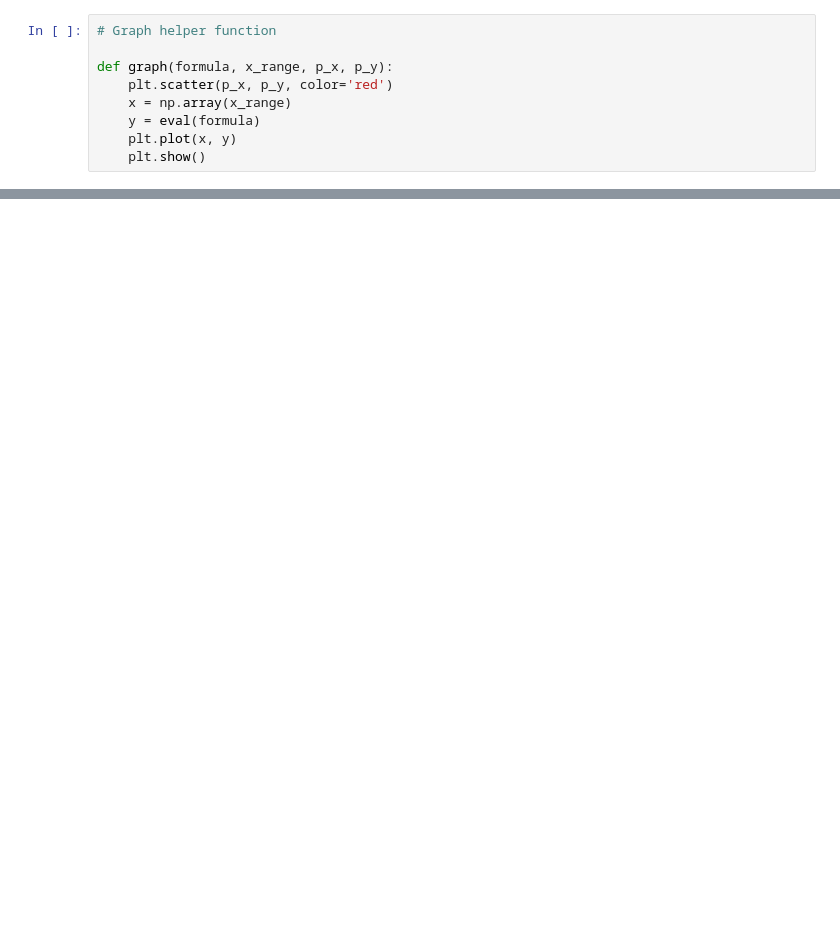
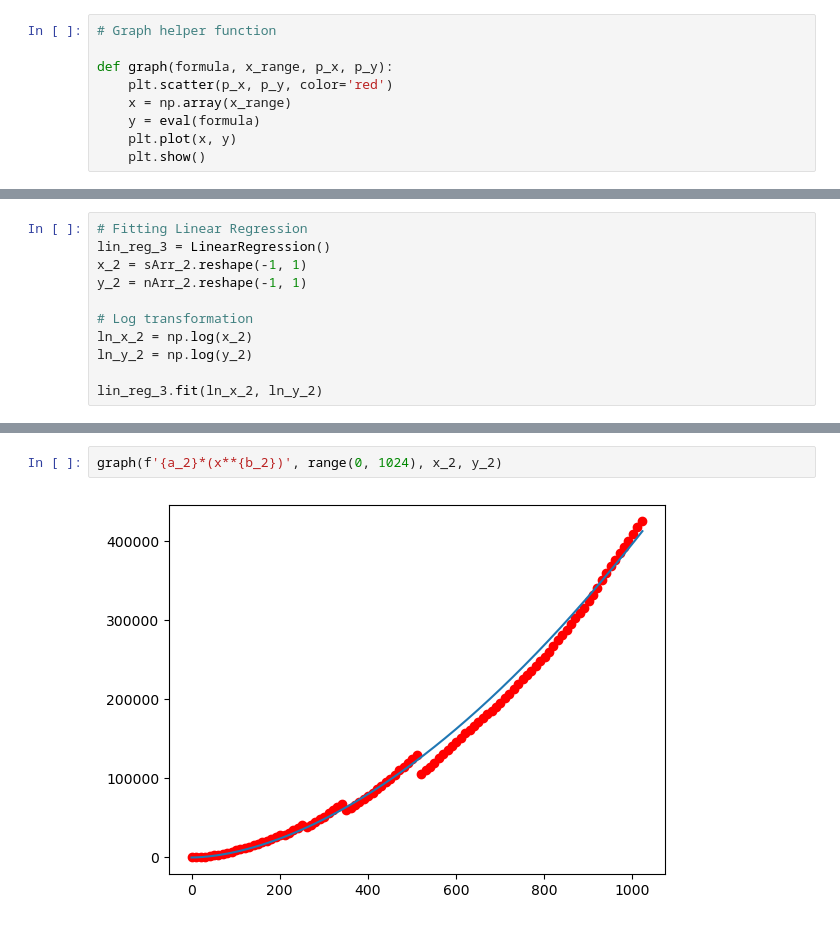
Before and after one commit to nathan-barry/fractal-dimension-calculator, a Jupyter notebook: fractal-dimension.ipynb, the cells around one changed output, grey strips where cells are left out. Cells and saved outputs as stored; diff of their text form; blank space fills up the shorter version.

```diff
--- a/fractal-dimension.ipynb
+++ b/fractal-dimension.ipynb
@@ -295,0 +347,11 @@ graph(f'{1.34934}*(x**{1.86152})', range(0, 427023), x, y)
+# %%
+# Fitting Linear Regression
+lin_reg_3 = LinearRegression()
+x_2 = sArr_2.reshape(-1, 1)
+y_2 = nArr_2.reshape(-1, 1)
+
+# Log transformation
+ln_x_2 = np.log(x_2)
+ln_y_2 = np.log(y_2)
+
+lin_reg_3.fit(ln_x_2, ln_y_2)
@@ -295,0 +375,4 @@ graph(f'{1.34934}*(x**{1.86152})', range(0, 427023), x, y)
+# %%
+graph(f'{a_2}*(x**{b_2})', range(0, 1024), x_2, y_2)
+# %% [output]
+[figure, added]
```
Also changed, not shown: parts of 13 cells of this notebook.
